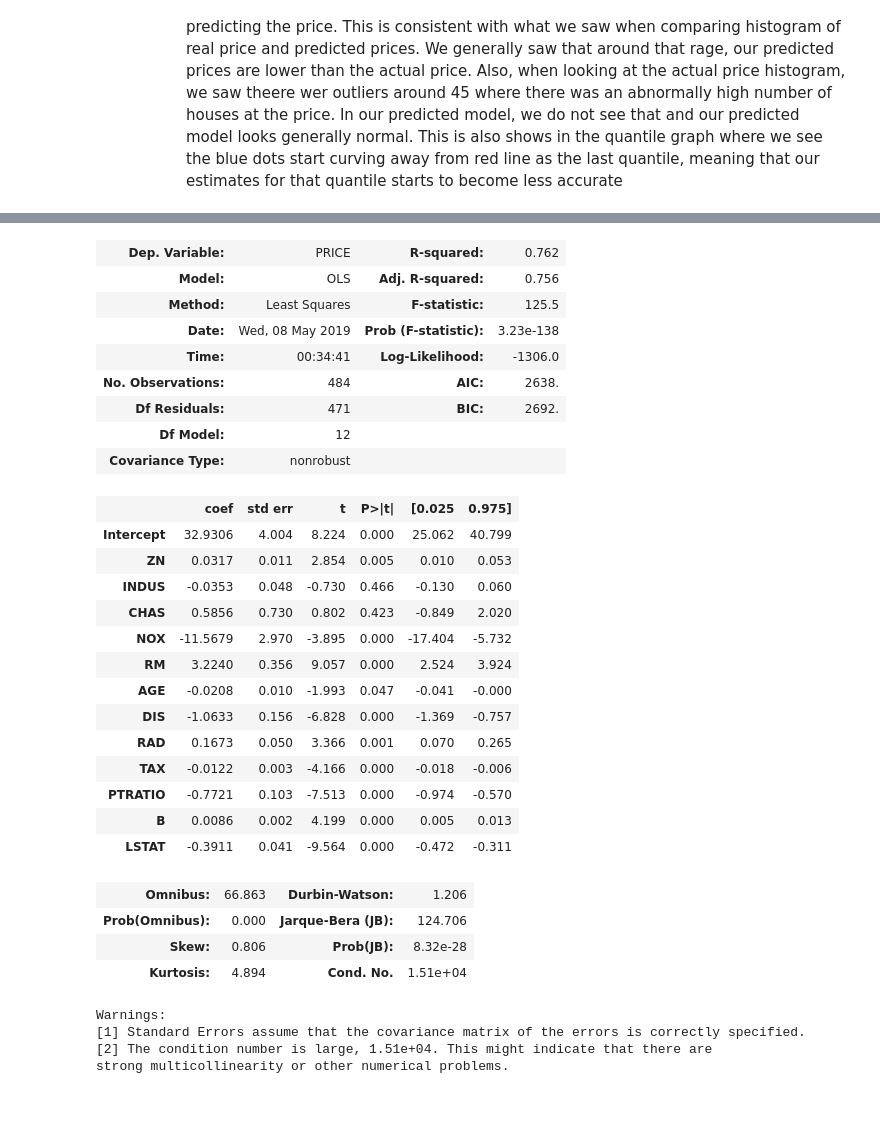
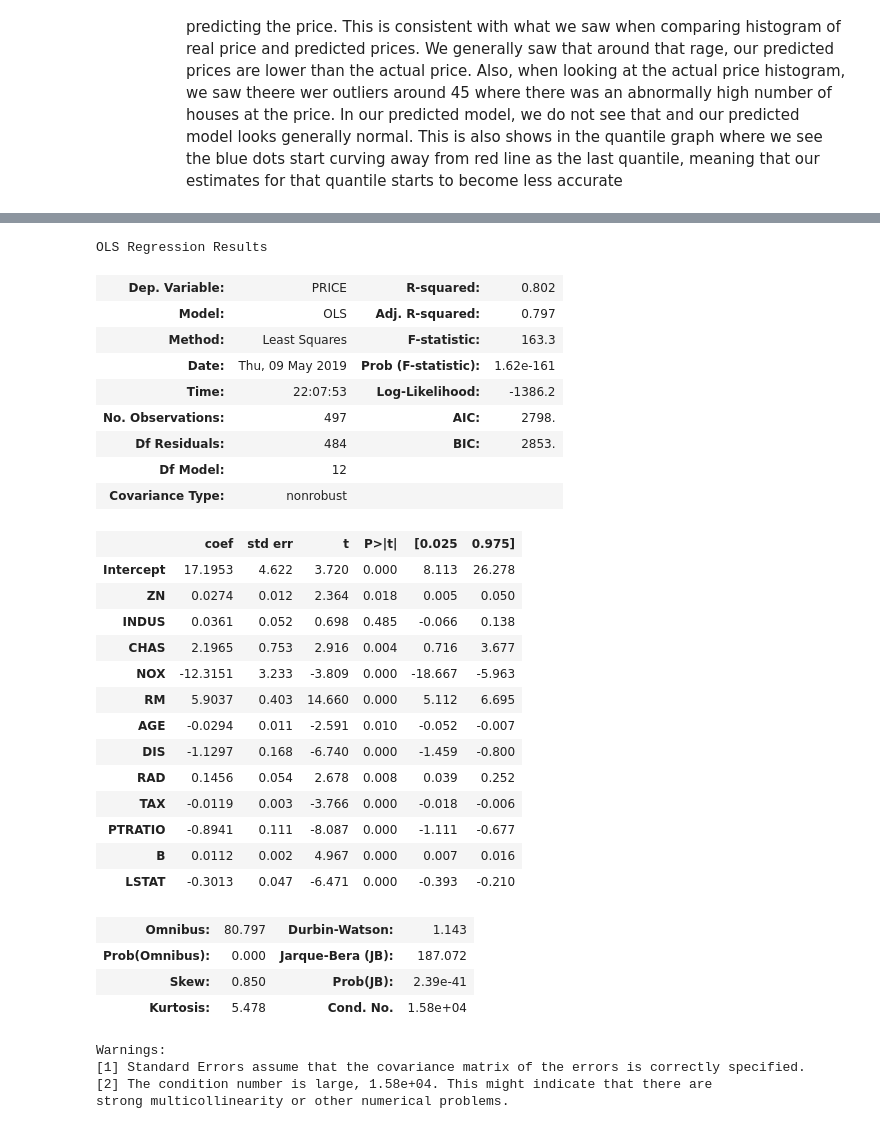
Before and after one commit to sv650s/springboard, a Jupyter notebook: aic-8_1_3-linear-regression-mini-project/Mini_Project_Linear_Regression.ipynb, the cells around one changed output, grey strips where cells are left out. Drawn from its saved outputs; the diff is of its cells as text; code cells hidden in the pictures.

```diff
--- a/aic-8_1_3-linear-regression-mini-project/Mini_Project_Linear_Regression.ipynb
+++ b/aic-8_1_3-linear-regression-mini-project/Mini_Project_Linear_Regression.ipynb
@@ -1202,0 +1193,7 @@ sm.graphics.influence_plot(m_all)
+# %%
+# let's look at the data points for the outliers
+outlier_index = [225, 287, 367, 364, 365, 369, 371, 372, 368]
+print(m_all.summary())
+print(bos.describe())
+print("\noutliers")
+print(bos.iloc[outlier_index])
@@ -1203,8 +1239,13 @@ sm.graphics.influence_plot(m_all)
 # %%
 # Remove the outliers and high leverage points from your model and run the regression again.
 # How do the results change?
-bos_nooutliers = bos[(bos.PRICE <= 45)]
+
+# removing outliers from above but keep all variables
+bos_nooutliers = bos.drop(index=outlier_index, axis=0)
 m_nooutliers = ols("PRICE ~ ZN + INDUS + CHAS + NOX + RM + AGE + DIS + RAD + TAX + PTRATIO + B + LSTAT",
                    bos_nooutliers).fit()
+print("\nStats with Outliers:")
+print(m_all.summary())
+print("\n\nStats without Outliers:")
 m_nooutliers.summary()
 # %% [output]
@@ -1212,32 +1269,33 @@ OLS Regression Results
+OLS Regression Results
-| Dep. Variable: | PRICE | R-squared: | 0.762 |
-| Model: | OLS | Adj. R-squared: | 0.756 |
-| Method: | Least Squares | F-statistic: | 125.5 |
-| Date: | Wed, 08 May 2019 | Prob (F-statistic): | 3.23e-138 |
-| Time: | 00:34:41 | Log-Likelihood: | -1306.0 |
-| No. Observations: | 484 | AIC: | 2638. |
-| Df Residuals: | 471 | BIC: | 2692. |
+| Dep. Variable: | PRICE | R-squared: | 0.802 |
+| Model: | OLS | Adj. R-squared: | 0.797 |
+| Method: | Least Squares | F-statistic: | 163.3 |
+| Date: | Thu, 09 May 2019 | Prob (F-statistic): | 1.62e-161 |
+| Time: | 22:07:53 | Log-Likelihood: | -1386.2 |
+| No. Observations: | 497 | AIC: | 2798. |
+| Df Residuals: | 484 | BIC: | 2853. |
 | Df Model: | 12 |  |  |
 | Covariance Type: | nonrobust |  |  |
 |  | coef | std err | t | P>|t| | [0.025 | 0.975] |
-| Intercept | 32.9306 | 4.004 | 8.224 | 0.000 | 25.062 | 40.799 |
-| ZN | 0.0317 | 0.011 | 2.854 | 0.005 | 0.010 | 0.053 |
-| INDUS | -0.0353 | 0.048 | -0.730 | 0.466 | -0.130 | 0.060 |
-| CHAS | 0.5856 | 0.730 | 0.802 | 0.423 | -0.849 | 2.020 |
-| NOX | -11.5679 | 2.970 | -3.895 | 0.000 | -17.404 | -5.732 |
-| RM | 3.2240 | 0.356 | 9.057 | 0.000 | 2.524 | 3.924 |
-| AGE | -0.0208 | 0.010 | -1.993 | 0.047 | -0.041 | -0.000 |
-| DIS | -1.0633 | 0.156 | -6.828 | 0.000 | -1.369 | -0.757 |
-| RAD | 0.1673 | 0.050 | 3.366 | 0.001 | 0.070 | 0.265 |
-| TAX | -0.0122 | 0.003 | -4.166 | 0.000 | -0.018 | -0.006 |
-| PTRATIO | -0.7721 | 0.103 | -7.513 | 0.000 | -0.974 | -0.570 |
-| B | 0.0086 | 0.002 | 4.199 | 0.000 | 0.005 | 0.013 |
-| LSTAT | -0.3911 | 0.041 | -9.564 | 0.000 | -0.472 | -0.311 |
+| Intercept | 17.1953 | 4.622 | 3.720 | 0.000 | 8.113 | 26.278 |
+| ZN | 0.0274 | 0.012 | 2.364 | 0.018 | 0.005 | 0.050 |
+| INDUS | 0.0361 | 0.052 | 0.698 | 0.485 | -0.066 | 0.138 |
+| CHAS | 2.1965 | 0.753 | 2.916 | 0.004 | 0.716 | 3.677 |
+| NOX | -12.3151 | 3.233 | -3.809 | 0.000 | -18.667 | -5.963 |
+| RM | 5.9037 | 0.403 | 14.660 | 0.000 | 5.112 | 6.695 |
+| AGE | -0.0294 | 0.011 | -2.591 | 0.010 | -0.052 | -0.007 |
+| DIS | -1.1297 | 0.168 | -6.740 | 0.000 | -1.459 | -0.800 |
+| RAD | 0.1456 | 0.054 | 2.678 | 0.008 | 0.039 | 0.252 |
+| TAX | -0.0119 | 0.003 | -3.766 | 0.000 | -0.018 | -0.006 |
+| PTRATIO | -0.8941 | 0.111 | -8.087 | 0.000 | -1.111 | -0.677 |
+| B | 0.0112 | 0.002 | 4.967 | 0.000 | 0.007 | 0.016 |
+| LSTAT | -0.3013 | 0.047 | -6.471 | 0.000 | -0.393 | -0.210 |
-| Omnibus: | 66.863 | Durbin-Watson: | 1.206 |
-| Prob(Omnibus): | 0.000 | Jarque-Bera (JB): | 124.706 |
-| Skew: | 0.806 | Prob(JB): | 8.32e-28 |
-| Kurtosis: | 4.894 | Cond. No. | 1.51e+04 |
+| Omnibus: | 80.797 | Durbin-Watson: | 1.143 |
+| Prob(Omnibus): | 0.000 | Jarque-Bera (JB): | 187.072 |
+| Skew: | 0.850 | Prob(JB): | 2.39e-41 |
+| Kurtosis: | 5.478 | Cond. No. | 1.58e+04 |
-Warnings:
-[1] Standard Errors assume that the covariance matrix of the errors is correctly specified.
-[2] The condition number is large, 1.51e+04. This might indicate that there are
-strong multicollinearity or other numerical problems.
+Warnings:
+[1] Standard Errors assume that the covariance matrix of the errors is correctly specified.
+[2] The condition number is large, 1.58e+04. This might indicate that there are
+strong multicollinearity or other numerical problems.
 # %%
```
Also changed, not shown: parts of 30 cells of this notebook.
